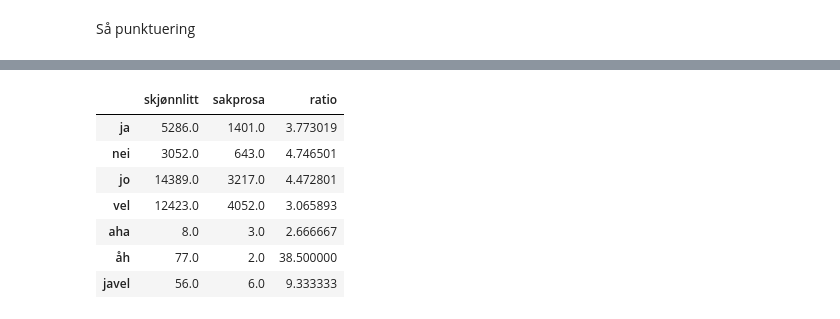
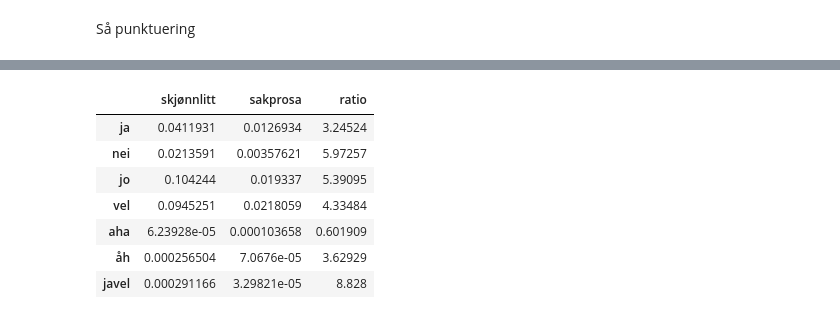
Before and after one commit to Yoonsen/romaner_vs_sakprosa, a Jupyter notebook: Forskjeller i distribusjon .ipynb, the cells around one changed output, grey strips where cells are left out. Saved outputs shown, nothing was run; the diff lists cells and outputs as text; code cells hidden in the pictures.

```diff
--- a/Forskjeller i distribusjon .ipynb
+++ b/Forskjeller i distribusjon .ipynb
@@ -13,9 +23,9 @@ mu.css()
 # %% [markdown]
 Sampler noen verk fra tiårene 1970 til 2000. 300 fra dewey 839 og så litt fra andre dewey kategorier.
 # %%
-romaner = nb.book_corpus(ddk = "839%", limit = 300)
+romaner = nb.book_corpus(ddk = "839%", period = (1970, 2000), limit = 300)
 # %%
-sakprosa = pd.concat([nb.book_corpus(ddk = str(x) + '%', limit = 30) for x in range(0,9,1) if x != 8 ])
+sakprosa = pd.concat([nb.book_corpus(ddk = str(x) + '%', limit = 50, period = (1970, 2000)) for x in range(0,9,1) if not x in [8,2]])
 # %% [markdown]
 Vi teller opp ordene i begge korpus
 # %%
@@ -31,2 +56,2 @@ datarammen kan vi så sette opp for å sjekke forholdet mellom bruk av tegn og o
 # %%
-combo
+combo = combo*100
@@ -96,11 +101,11 @@ Og til slutt interjeksjoner
 # %%
-combo.loc[interjeksjoner]
+combo.loc[interjeksjoner].style.background_gradient()
 # %% [output]
 |  | skjønnlitt | sakprosa | ratio |
-| ja | 5286.0 | 1401.0 | 3.773019 |
-| nei | 3052.0 | 643.0 | 4.746501 |
-| jo | 14389.0 | 3217.0 | 4.472801 |
-| vel | 12423.0 | 4052.0 | 3.065893 |
-| aha | 8.0 | 3.0 | 2.666667 |
-| åh | 77.0 | 2.0 | 38.500000 |
-| javel | 56.0 | 6.0 | 9.333333 |
+| ja | 0.0411931 | 0.0126934 | 3.24524 |
+| nei | 0.0213591 | 0.00357621 | 5.97257 |
+| jo | 0.104244 | 0.019337 | 5.39095 |
+| vel | 0.0945251 | 0.0218059 | 4.33484 |
+| aha | 6.23928e-05 | 0.000103658 | 0.601909 |
+| åh | 0.000256504 | 7.0676e-05 | 3.62929 |
+| javel | 0.000291166 | 3.29821e-05 | 8.828 |
```
Also changed, not shown: parts of 23 cells of this notebook, 5 other files.
